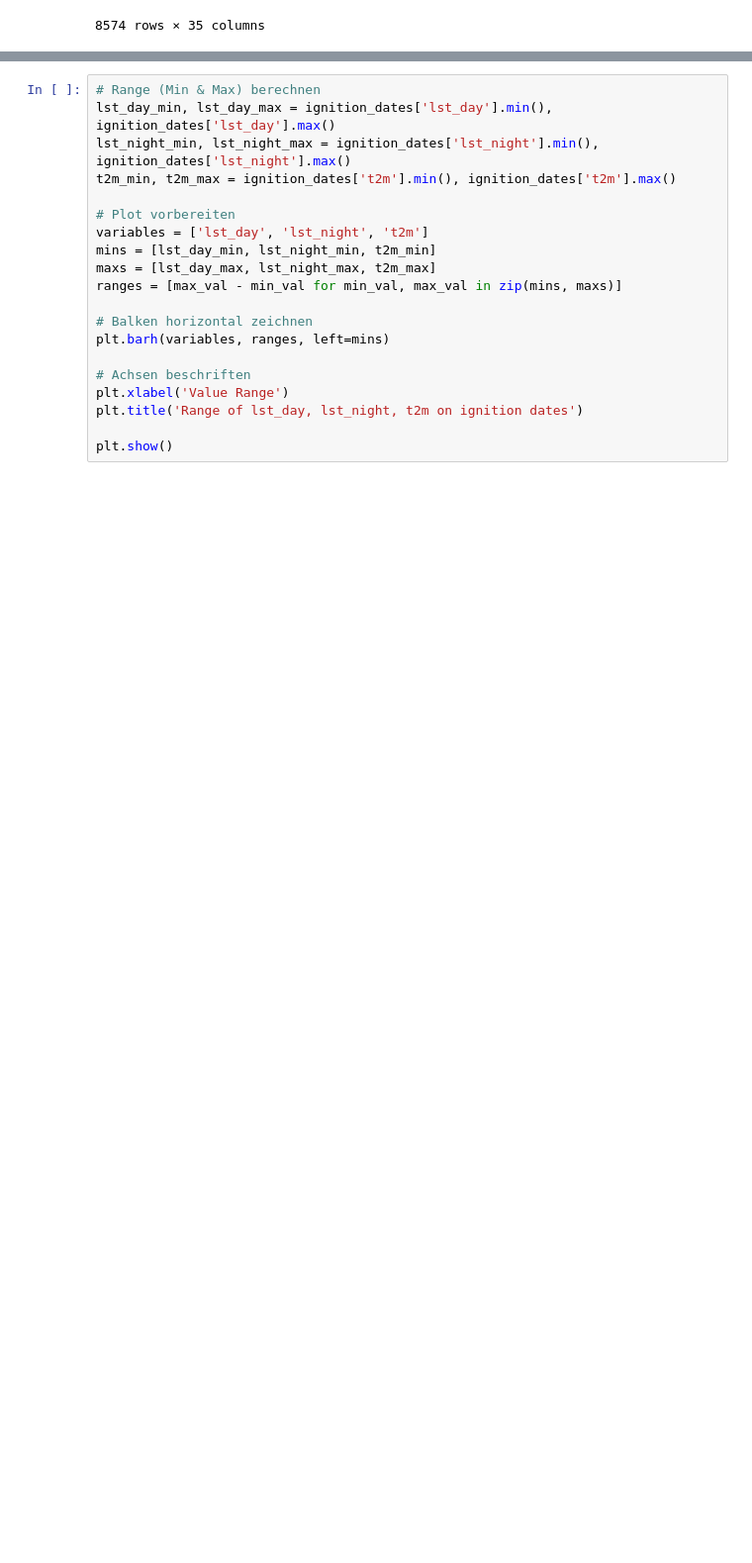
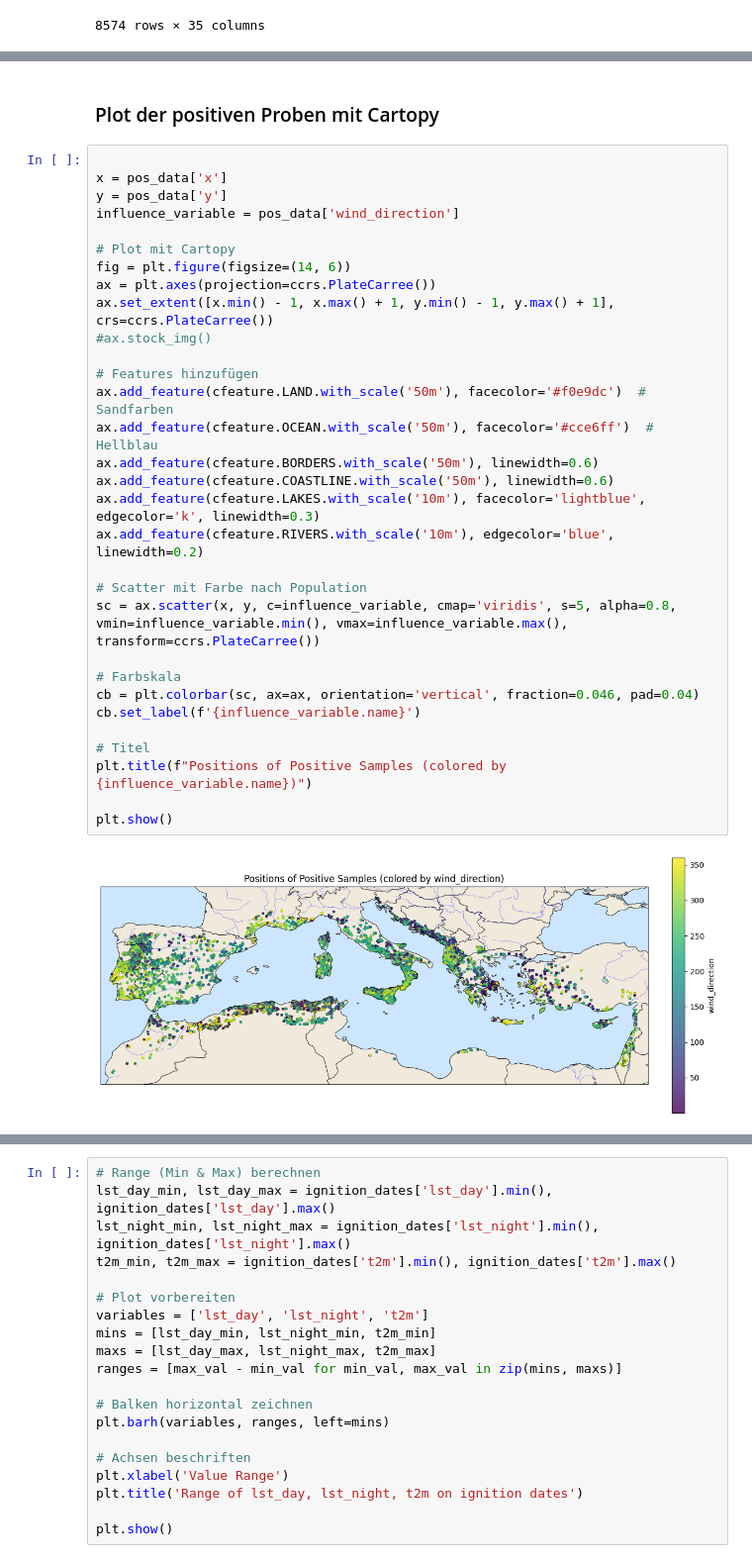
Before and after one commit to paulinebecker2002/mesogeos, a Jupyter notebook: ml_tracks/a.fire_danger/csv_print.ipynb, the cells around one changed output, grey strips where cells are left out. Shown: that part at 99% size. Cells and saved outputs as stored; diff of their text form; blank space fills up the shorter version.

```diff
--- a/ml_tracks/a.fire_danger/csv_print.ipynb
+++ b/ml_tracks/a.fire_danger/csv_print.ipynb
@@ -45,0 +63,35 @@ pos_data[pos_data['time_idx'] == 0]
+# %% [markdown]
+### Plot der positiven Proben mit Cartopy
+# %%
+
+x = pos_data['x']
+y = pos_data['y']
+influence_variable = pos_data['wind_direction']
+
+# Plot mit Cartopy
+fig = plt.figure(figsize=(14, 6))
+ax = plt.axes(projection=ccrs.PlateCarree())
+ax.set_extent([x.min() - 1, x.max() + 1, y.min() - 1, y.max() + 1], crs=ccrs.PlateCarree())
+#ax.stock_img()
+
+# Features hinzufügen
+ax.add_feature(cfeature.LAND.with_scale('50m'), facecolor='#f0e9dc')  # Sandfarben
+ax.add_feature(cfeature.OCEAN.with_scale('50m'), facecolor='#cce6ff')  # Hellblau
+ax.add_feature(cfeature.BORDERS.with_scale('50m'), linewidth=0.6)
+ax.add_feature(cfeature.COASTLINE.with_scale('50m'), linewidth=0.6)
+ax.add_feature(cfeature.LAKES.with_scale('10m'), facecolor='lightblue', edgecolor='k', linewidth=0.3)
+ax.add_feature(cfeature.RIVERS.with_scale('10m'), edgecolor='blue', linewidth=0.2)
+
+# Scatter mit Farbe nach Population
+sc = ax.scatter(x, y, c=influence_variable, cmap='viridis', s=5, alpha=0.8, vmin=influence_variable.min(), vmax=influence_variable.max(), transform=ccrs.PlateCarree())
+
+# Farbskala
+cb = plt.colorbar(sc, ax=ax, orientation='vertical', fraction=0.046, pad=0.04)
+cb.set_label(f'{influence_variable.name}')
+
+# Titel
+plt.title(f"Positions of Positive Samples (colored by {influence_variable.name})")
+
+plt.show()
+# %% [output]
+[figure, added]
```
Also changed, not shown: parts of 9 cells of this notebook, 20 other files.
